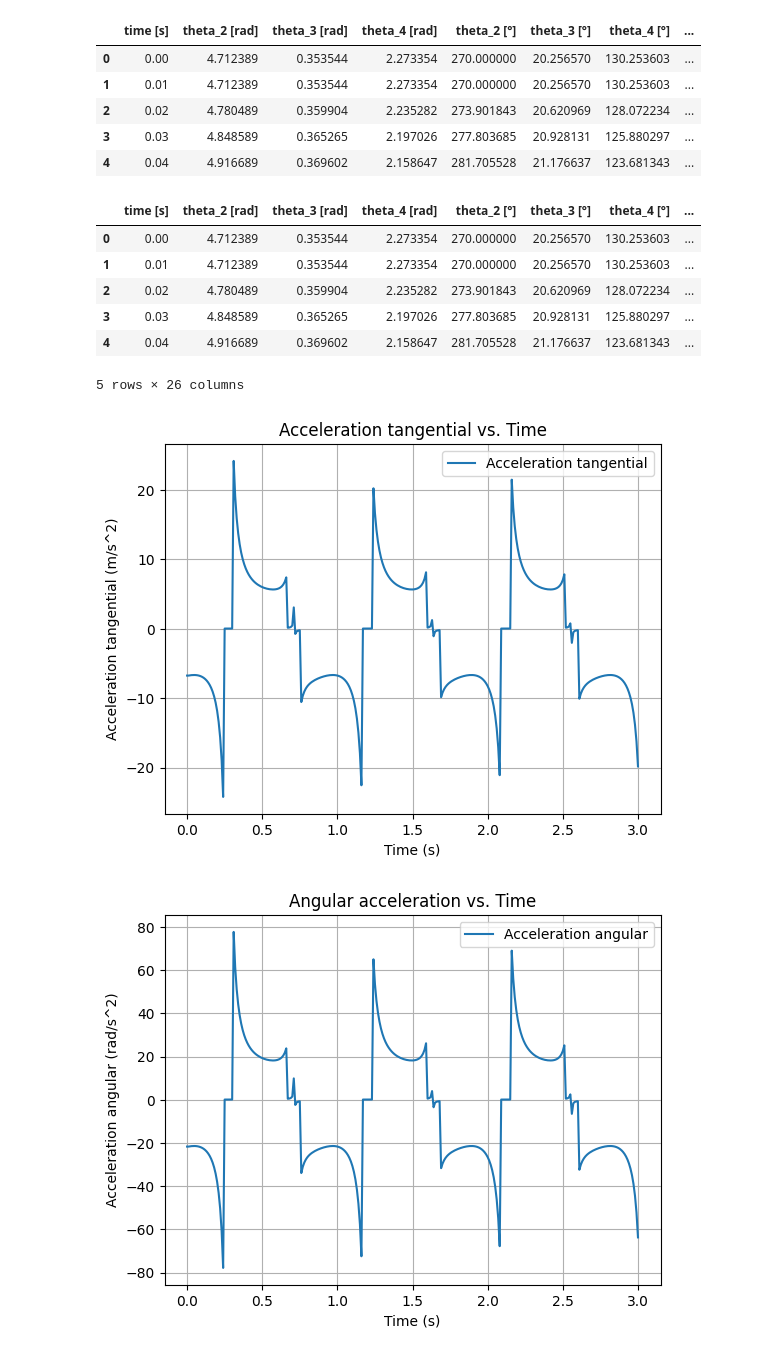
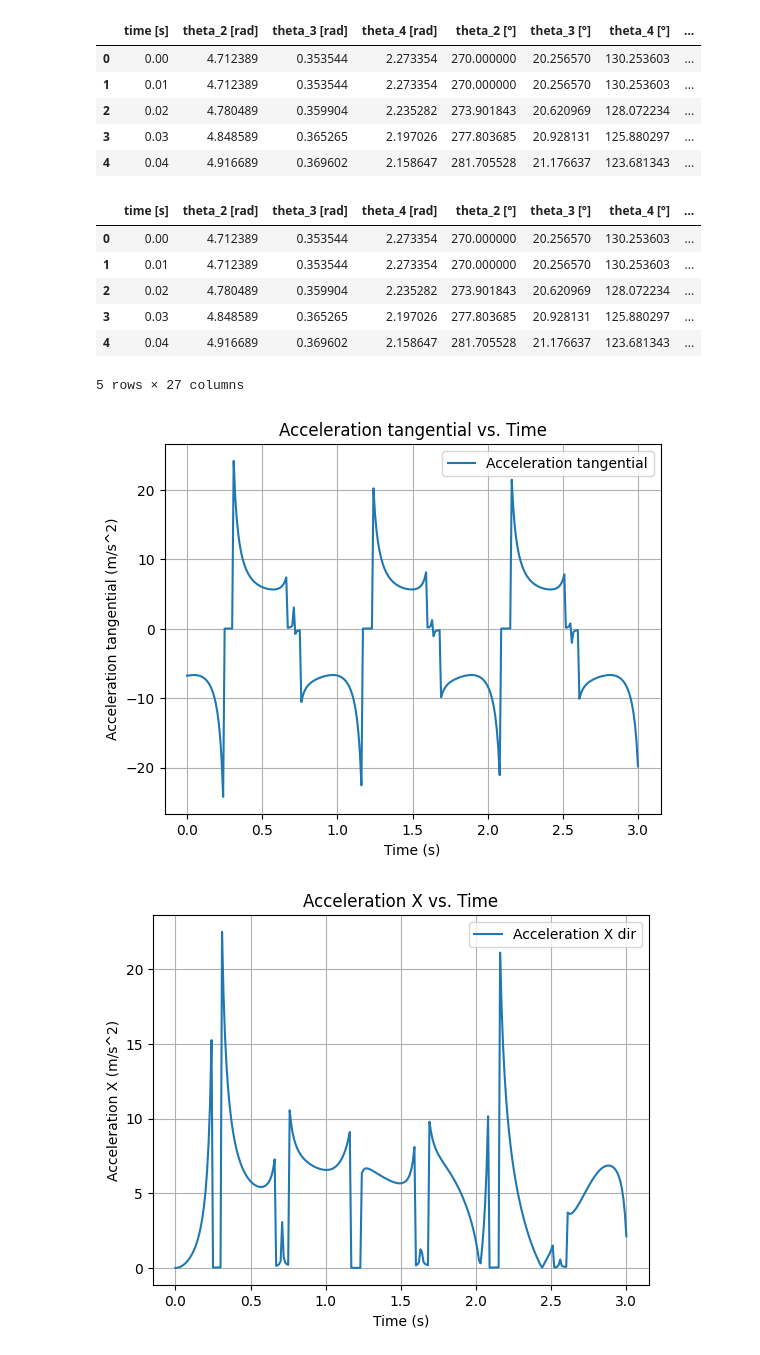
Before and after one commit to QiuDylan/ME200, a Jupyter notebook: FinalProj/Final_Project_V3_JNotebook.ipynb, the cells around one changed output. Saved outputs shown, nothing was run; the diff lists cells and outputs as text; code cells hidden in the pictures.

```diff
--- a/FinalProj/Final_Project_V3_JNotebook.ipynb
+++ b/FinalProj/Final_Project_V3_JNotebook.ipynb
@@ -103,7 +103,7 @@ df.head()
 # %%
 #Use trapezoidal rule to find v by integration
 dt = 0.0001
-v_tan = it.cumulative_trapezoid(df["acc_tan [m/s^2]"], df["time [s]"], initial = 0.0)
+v_tan = it.cumulative_trapezoid(df["acc_tan [m/s^2]"], x = df["time [s]"], initial = 0.0)
 omega_w = it.cumulative_trapezoid(df["alpha_w [rad/s^2]"], x = df["time [s]"], dx = dt, initial = 0.0)
 df["vel_tan [m/s]"] = v_tan
 df["omega_w [rad/s]"] = omega_w
@@ -112,6 +112,7 @@ df["omega_w [rad/s]"] = omega_w
 dt = 0.01
 x_cor = []
 y_cor = []
+a_x = []
 tan = it.cumulative_trapezoid(df["vel_tan [m/s]"], dx = dt, initial = 0.0)
 theta_w = it.cumulative_trapezoid(df["omega_w [rad/s]"], x = df["time [s]"],dx = dt, initial = 0.0)
 df["pos_tan [m]"] = tan
@@ -122,8 +123,11 @@ for i in range(df.shape[0]):
     x_cor.append(temp20)
     temp21 = abs(l/2 * sin(theta_w[i]))
     y_cor.append(temp21)
+    temp22 = abs(df["acc_tan [m/s^2]"][i] * sin(theta_w[i]))
+    a_x.append(temp22)
 df["position x [m]"] = x_cor
 df["position y [m]"] = y_cor
+df["acc x [m/s^2]"] = a_x
 
 #print(df["pos_angular [rad]"].to_string())
 # %%
@@ -135,7 +139,7 @@ df.head()
 | 2 | 0.02 | 4.780489 | 0.359904 | 2.235282 | 273.901843 | 20.620969 | 128.072234 | ... |
 | 3 | 0.03 | 4.848589 | 0.365265 | 2.197026 | 277.803685 | 20.928131 | 125.880297 | ... |
 | 4 | 0.04 | 4.916689 | 0.369602 | 2.158647 | 281.705528 | 21.176637 | 123.681343 | ... |
-5 rows × 26 columns
+5 rows × 27 columns
 # %%
 # Plotting the graphs
 
@@ -147,6 +151,16 @@ plt.title('Acceleration tangential vs. Time')
 plt.legend()
 plt.grid()
 plt.show()
+
+plt.plot(df["time [s]"], df["acc x [m/s^2]"], label='Acceleration X dir')
+
+plt.xlabel('Time (s)')
+plt.ylabel('Acceleration X (m/s^2)')
+plt.title('Acceleration X vs. Time')
+plt.legend()
+plt.grid()
+plt.show()
+
 
 plt.plot(df["time [s]"], df["alpha_w [rad/s^2]"], label='Acceleration angular')
 #plt.plot(df["time [s]"], df["alpha_4 [rad/s^2]"], label='ang accel fr fr ', color = 'red')
@@ -218,31 +232,31 @@ plt.ylabel('Angular velocity (rad/s)')
 plt.title('Angular velocity vs. Time')
 plt.legend()
 plt.grid()
 plt.show()
 
 plt.plot(df["time [s]"], df["F_normal [N]"], label='F_n')
 plt.xlabel('Time (s)')
 plt.ylabel('F_n (N)')
 plt.title('Normal force vs. Time')
 plt.legend()
 plt.grid()
 plt.show()
 
 plt.plot(df["time [s]"], df["Friction [N]"], label='F_friction')
 plt.xlabel('Time (s)')
 plt.ylabel('F_friction (N)')
 plt.title('friction vs. Time')
 plt.legend()
 plt.grid()
 plt.show()
 
 plt.plot(df["time [s]"], df["F_spring [N]"], label='F_spring')
 plt.xlabel('Time (s)')
 plt.ylabel('F_spring(N)')
 plt.title('Spring force vs. Time')
 plt.legend()
 plt.grid()
 plt.show()
 # %% [output]
 [figure]
-[figure, old version]
+[figure, new version]
```
Also changed, not shown: parts of 2 cells of this notebook.
